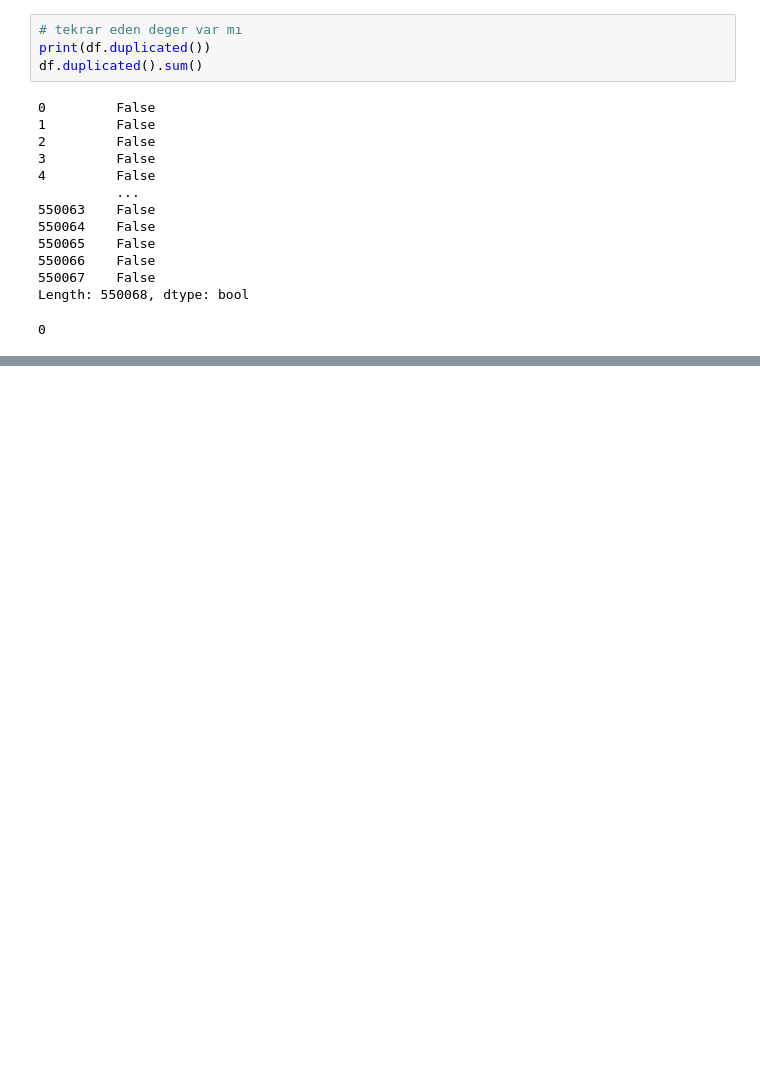
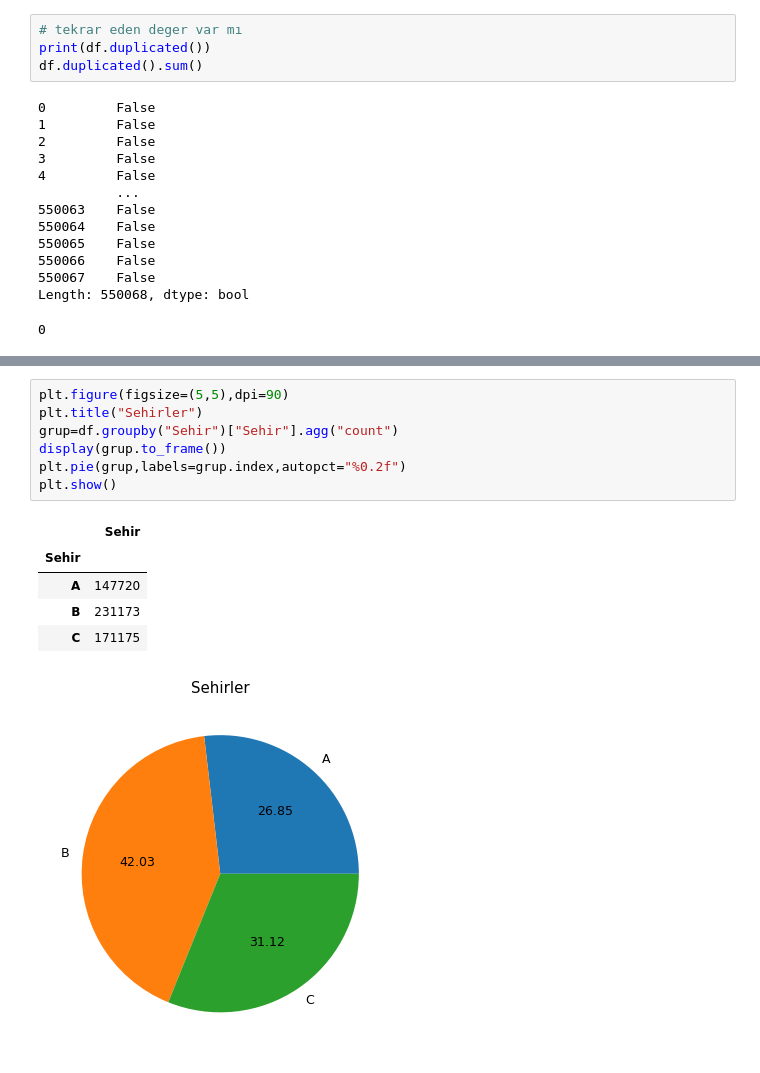
Before and after one commit to enesmanan/data-analysis-practices, a Jupyter notebook: Black Friday Sales EDA/black_friday.ipynb, the cells around one changed output, grey strips where cells are left out. Drawn from its saved outputs; the diff is of its cells as text; blank space fills up the shorter version.

```diff
--- a/Black Friday Sales EDA/black_friday.ipynb
+++ b/Black Friday Sales EDA/black_friday.ipynb
@@ -139,0 +277,14 @@ Name: Cinsiyet, Length: 550068, dtype: object>
+# %%
+plt.figure(figsize=(5,5),dpi=90)
+plt.title("Sehirler")
+grup=df.groupby("Sehir")["Sehir"].agg("count")
+display(grup.to_frame())
+plt.pie(grup,labels=grup.index,autopct="%0.2f")
+plt.show()
+# %% [output]
+|  | Sehir |
+| Sehir |  |
+| A | 147720 |
+| B | 231173 |
+| C | 171175 |
+[figure, added]
```
Also changed, not shown: parts of 28 cells of this notebook.
